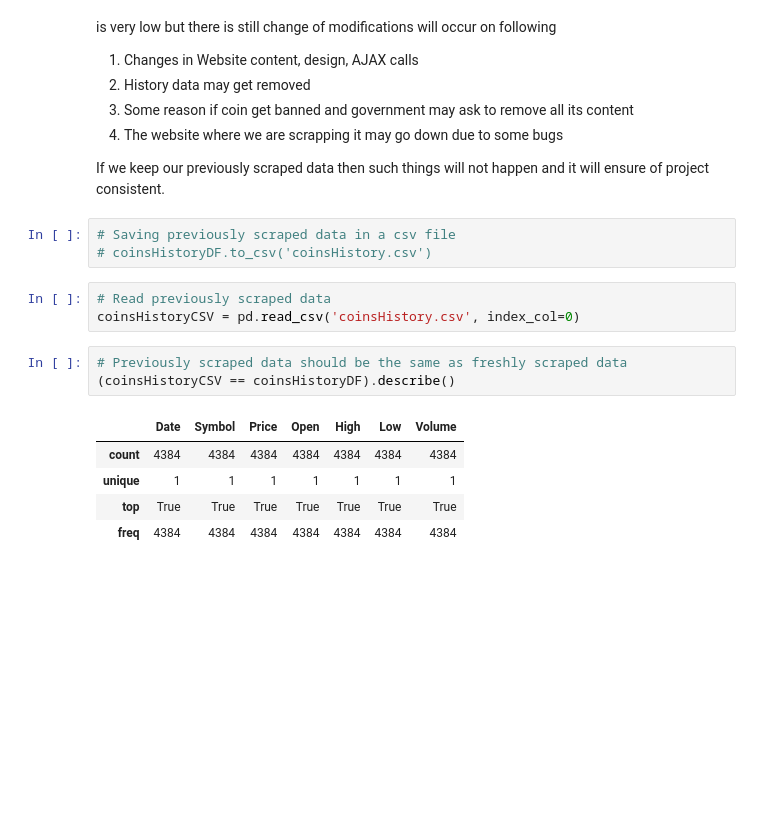
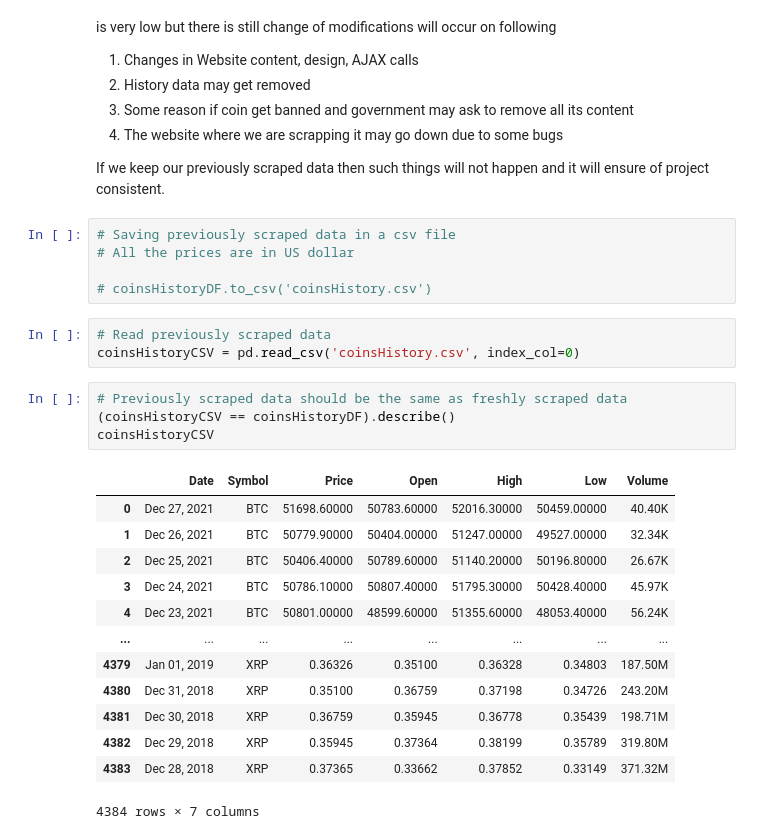
Before and after one commit to gshudhanshu/CM2015-Programming-with-data_Mid-term, a Jupyter notebook: CM2015_Mid-term.ipynb, the cells around one changed output. Saved outputs shown, nothing was run; the diff lists cells and outputs as text; blank space fills up the shorter version.

```diff
--- a/CM2015_Mid-term.ipynb
+++ b/CM2015_Mid-term.ipynb
@@ -212,6 +216,8 @@ Because the history data of cryptocurrencies are being stored for long term and
 If we keep our previously scraped data then such things will not happen and it will ensure of project consistent.
 # %%
 # Saving previously scraped data in a csv file
+# All the prices are in US dollar
+
 # coinsHistoryDF.to_csv('coinsHistory.csv')
 # %%
 # Read previously scraped data
@@ -219,9 +225,18 @@ coinsHistoryCSV = pd.read_csv('coinsHistory.csv', index_col=0)
 # %%
 # Previously scraped data should be the same as freshly scraped data
 (coinsHistoryCSV == coinsHistoryDF).describe()
+coinsHistoryCSV
 # %% [output]
 |  | Date | Symbol | Price | Open | High | Low | Volume |
-| count | 4384 | 4384 | 4384 | 4384 | 4384 | 4384 | 4384 |
-| unique | 1 | 1 | 1 | 1 | 1 | 1 | 1 |
-| top | True | True | True | True | True | True | True |
-| freq | 4384 | 4384 | 4384 | 4384 | 4384 | 4384 | 4384 |
+| 0 | Dec 27, 2021 | BTC | 51698.60000 | 50783.60000 | 52016.30000 | 50459.00000 | 40.40K |
+| 1 | Dec 26, 2021 | BTC | 50779.90000 | 50404.00000 | 51247.00000 | 49527.00000 | 32.34K |
+| 2 | Dec 25, 2021 | BTC | 50406.40000 | 50789.60000 | 51140.20000 | 50196.80000 | 26.67K |
+| 3 | Dec 24, 2021 | BTC | 50786.10000 | 50807.40000 | 51795.30000 | 50428.40000 | 45.97K |
+| 4 | Dec 23, 2021 | BTC | 50801.00000 | 48599.60000 | 51355.60000 | 48053.40000 | 56.24K |
+| ... | ... | ... | ... | ... | ... | ... | ... |
+| 4379 | Jan 01, 2019 | XRP | 0.36326 | 0.35100 | 0.36328 | 0.34803 | 187.50M |
+| 4380 | Dec 31, 2018 | XRP | 0.35100 | 0.36759 | 0.37198 | 0.34726 | 243.20M |
+| 4381 | Dec 30, 2018 | XRP | 0.36759 | 0.35945 | 0.36778 | 0.35439 | 198.71M |
+| 4382 | Dec 29, 2018 | XRP | 0.35945 | 0.37364 | 0.38199 | 0.35789 | 319.80M |
+| 4383 | Dec 28, 2018 | XRP | 0.37365 | 0.33662 | 0.37852 | 0.33149 | 371.32M |
+4384 rows × 7 columns
```
Also changed, not shown: parts of 7 cells of this notebook.
